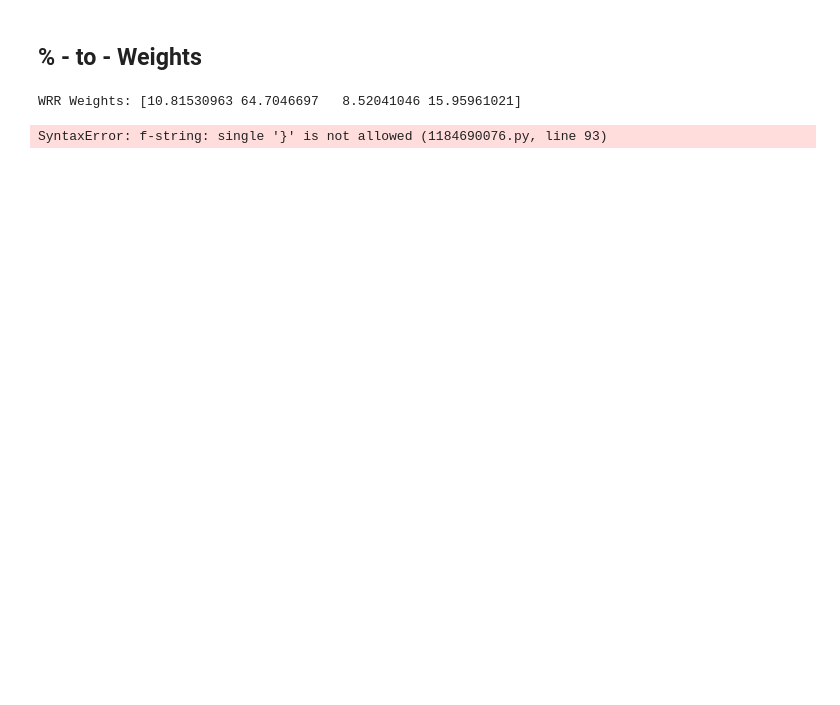
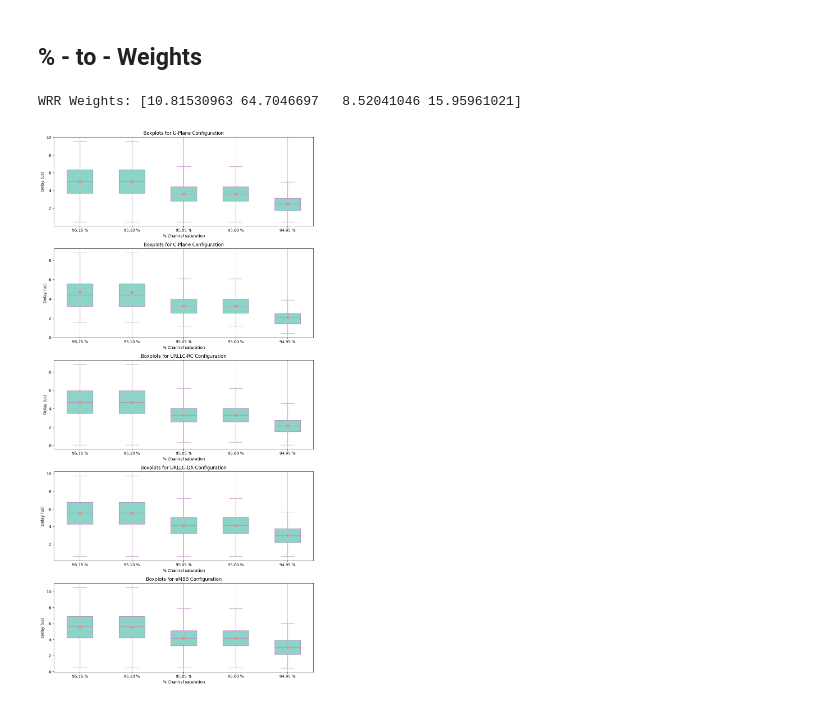
Before and after one commit to tlmat-unican/ns3-hqos-open-fronthaul, a Jupyter notebook: ns-allinone-3.39/ns-3.39/scripts/Analysis.ipynb, the cells around one changed output. Saved outputs shown, nothing was run; the diff lists cells and outputs as text; code cells hidden in the pictures; blank space fills up the shorter version.

```diff
--- a/ns-allinone-3.39/ns-3.39/scripts/Analysis.ipynb
+++ b/ns-allinone-3.39/ns-3.39/scripts/Analysis.ipynb
@@ -134,32 +134,32 @@ for i, config in enumerate(configs_txt):
         capprops=dict(color=colors[9]),
         whiskerprops=dict(color=colors[9]),
         flierprops=dict(markeredgecolor=colors[9], markerfacecolor=colors[9]),
         medianprops=dict(color=colors[9]),
         meanprops=dict(marker="o", markerfacecolor=colors[3], markeredgecolor=colors[3]),
     )
     ax.set_title(f"Boxplots for {config} Configuration")
 
     ax.set_ylabel("Delay (us)")
-    ax.set_xlabel("Folder")
+    ax.set_xlabel("% Channel saturation")
     ax.grid(axis="y", linestyle="--", alpha=0.7)
     ax.grid()
 
     # Extracting boxplot information
     lw = [item.get_ydata()[1] for item in bp['whiskers'][::2]]
     lq = [item.get_ydata()[0] for item in bp['whiskers'][::2]]
     med = [item.get_ydata()[1] for item in bp['medians']]
     uq = [item.get_ydata()[0] for item in bp['whiskers'][1::2]]
     uw = [item.get_ydata()[1] for item in bp['whiskers'][1::2]]
     xaux = range(len(folders))
     avg = [item.get_ydata()[0] for item in bp['means']]
 
     # Write to a text file
     with open(f"../sim_results/boxplot_coordinates_{config.replace(' ', '_')}.txt", "w") as f:
         f.write("lw\tlq\tmed\tuq\tuw\txaux\tavg\n")
         for lw_val, lq_val, med_val, uq_val, uw_val, xaux_val, avg_val in zip(lw, lq, med, uq, uw, xaux, avg):
             f.write(f"{lw_val}\t{lq_val}\t{med_val}\t{uq_val}\t{uw_val}\t{xaux_val}\t{avg_val}\n")
 
 plt.tight_layout()
 plt.show()
 # %% [output]
-SyntaxError: f-string: single '}' is not allowed (1184690076.py, line 93)
+[figure, added]
```
Also changed, not shown: 5 other files.
